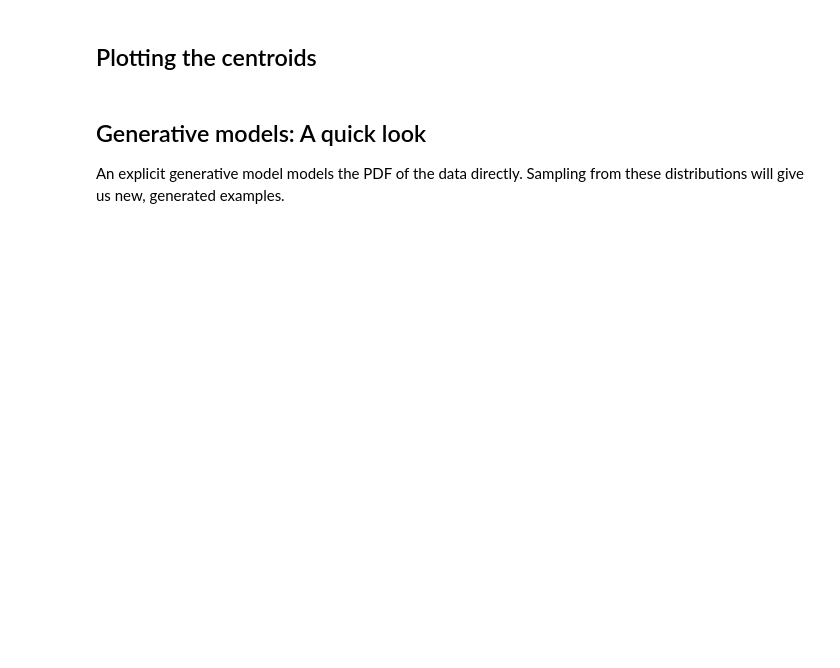
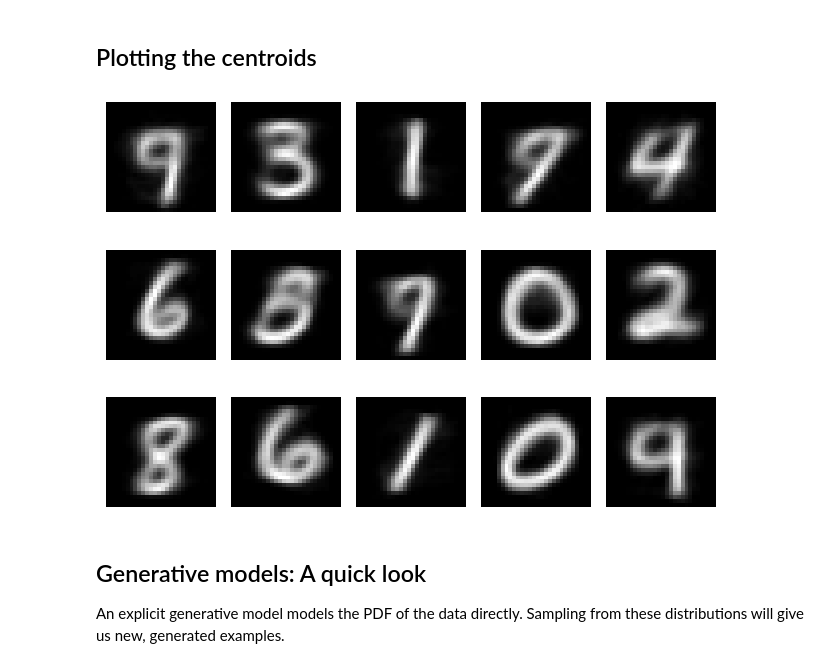
Before and after one commit to satchitchatterji/TuringMLDL2023, a Jupyter notebook: Week 3/Lecture 3 -- Unsupervised Learning.ipynb, the cells around one changed output. Cells and saved outputs as stored; diff of their text form; code cells hidden in the pictures; blank space fills up the shorter version.

```diff
--- a/Week 3/Lecture 3 -- Unsupervised Learning.ipynb
+++ b/Week 3/Lecture 3 -- Unsupervised Learning.ipynb
@@ -188,15 +222,17 @@ plt.show()
 # %% [markdown]
 ## Plotting the centroids
 # %%
-fig, axs = plt.subplots(2,5)
+fig, axs = plt.subplots(3,5)
 axs = axs.flatten()
 
 for i, center in enumerate(gmm.means_):
     axs[i].imshow(center.reshape(28,28),cmap="gray")
     axs[i].axis('off')
 
 plt.tight_layout()
 plt.show()
+# %% [output]
+[figure, added]
 # %% [markdown]
 ## Generative models: A quick look
 
```
Also changed, not shown: parts of 7 cells of this notebook, 3 other files.
